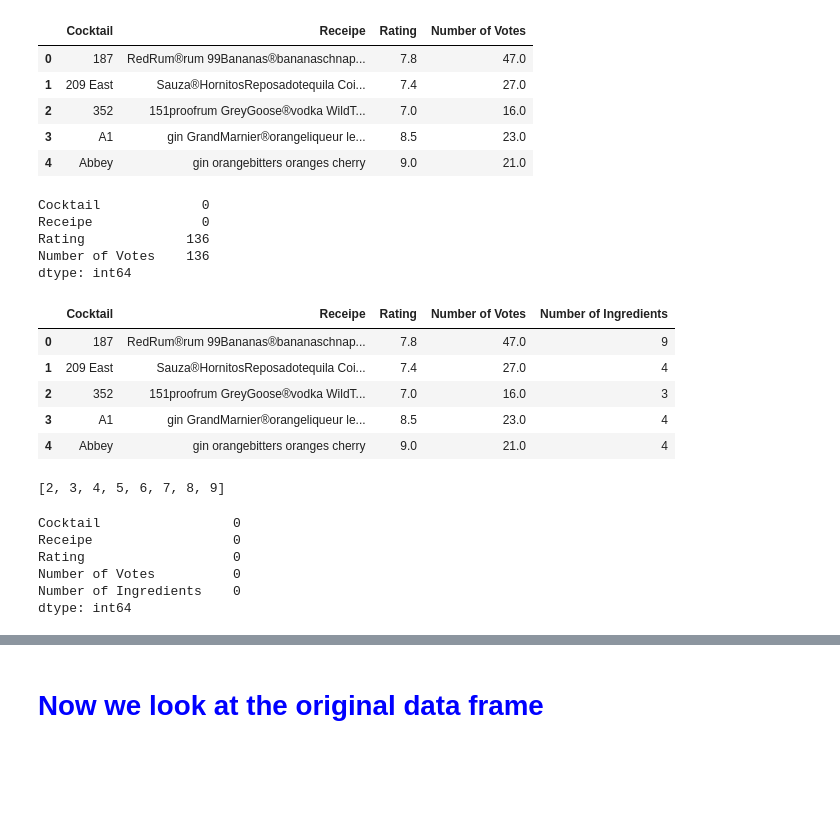
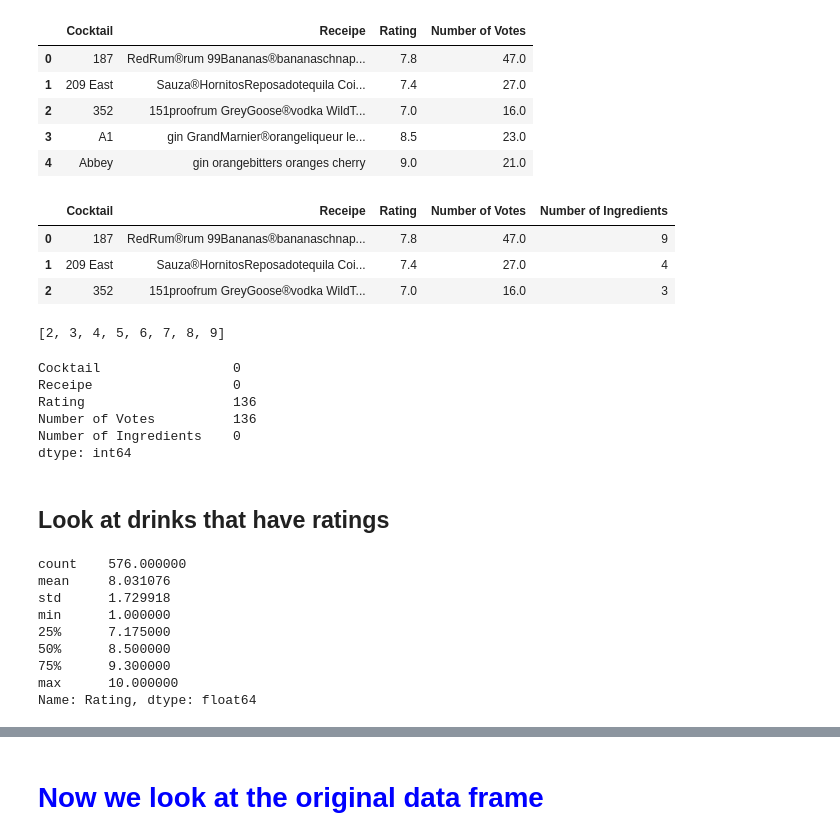
Before and after one commit to saeed44/Cocktail-Recommender, a Jupyter notebook: Cocktail_recom.ipynb, the cells around one changed output, grey strips where cells are left out. Drawn from its saved outputs; the diff is of its cells as text; code cells hidden in the pictures; blank space fills up the shorter version.

```diff
--- a/Cocktail_recom.ipynb
+++ b/Cocktail_recom.ipynb
@@ -138,28 +136,28 @@ receipe_df.head()
 | 2 | 352 | 151proofrum GreyGoose®vodka WildT... | 7.0 | 16.0 |
 | 3 | A1 | gin GrandMarnier®orangeliqueur le... | 8.5 | 23.0 |
 | 4 | Abbey | gin orangebitters oranges cherry | 9.0 | 21.0 |
-# %%
-## missing element ?
-receipe_df.isnull().sum()
-# %% [output]
-Cocktail             0
-Receipe              0
-Rating             136
-Number of Votes    136
-dtype: int64
 # %%
 ## build a series of number of ingredients and add to receipe_df
+
 receipe_df['Number of Ingredients']  = receipe_df['Receipe'].apply(lambda st : len(st.split()))
+receipe_df.head(3)
+# %% [output]
+|  | Cocktail | Receipe | Rating | Number of Votes | Number of Ingredients |
+| 0 | 187 | RedRum®rum 99Bananas®bananaschnap... | 7.8 | 47.0 | 9 |
+| 1 | 209 East | Sauza®HornitosReposadotequila Coi... | 7.4 | 27.0 | 4 |
+| 2 | 352 | 151proofrum GreyGoose®vodka WildT... | 7.0 | 16.0 | 3 |
-# %%
-receipe_df.head()
-# %% [output]
-|  | Cocktail | Receipe | Rating | Number of Votes | Number of Ingredients |
-| 0 | 187 | RedRum®rum 99Bananas®bananaschnap... | 7.8 | 47.0 | 9 |
-| 1 | 209 East | Sauza®HornitosReposadotequila Coi... | 7.4 | 27.0 | 4 |
-| 2 | 352 | 151proofrum GreyGoose®vodka WildT... | 7.0 | 16.0 | 3 |
-| 3 | A1 | gin GrandMarnier®orangeliqueur le... | 8.5 | 23.0 | 4 |
-| 4 | Abbey | gin orangebitters oranges cherry | 9.0 | 21.0 | 4 |
 # %%
 sorted(receipe_df['Number of Ingredients'].unique())
 # %% [output]
 [2, 3, 4, 5, 6, 7, 8, 9]
+# %%
+## missing element ?
+
+receipe_df.isnull().sum()
+# %% [output]
+Cocktail                 0
+Receipe                  0
+Rating                   136
+Number of Votes          136
+Number of Ingredients    0
+dtype: int64
@@ -166,3 +168,5 @@ sorted(receipe_df['Number of Ingredients'].unique())
+# %% [markdown]
+## Look at drinks that have ratings
 # %%
 # build a new data frame by removing None values for rate
 receipe_df_rate = receipe_df.dropna()
@@ -169,9 +174,12 @@ receipe_df_rate = receipe_df.dropna()
-# %%
-receipe_df_rate.isnull().sum()
-# %% [output]
-Cocktail                 0
-Receipe                  0
-Rating                   0
-Number of Votes          0
-Number of Ingredients    0
-dtype: int64
+# %%
+receipe_df_rate["Rating"].describe()
+# %% [output]
+count    576.000000
+mean     8.031076
+std      1.729918
+min      1.000000
+25%      7.175000
+50%      8.500000
+75%      9.300000
+max      10.000000
+Name: Rating, dtype: float64
```
Also changed, not shown: parts of 30 cells of this notebook.
